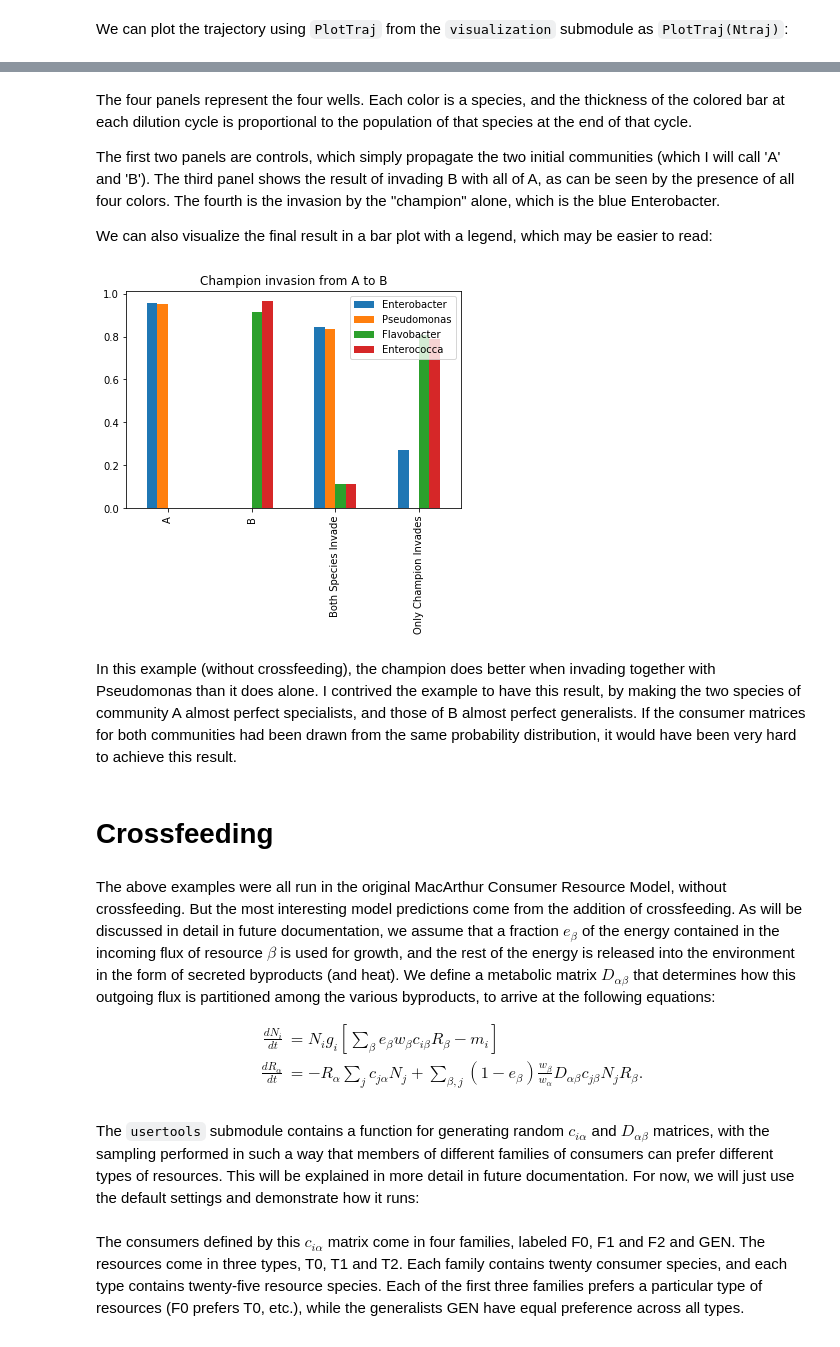
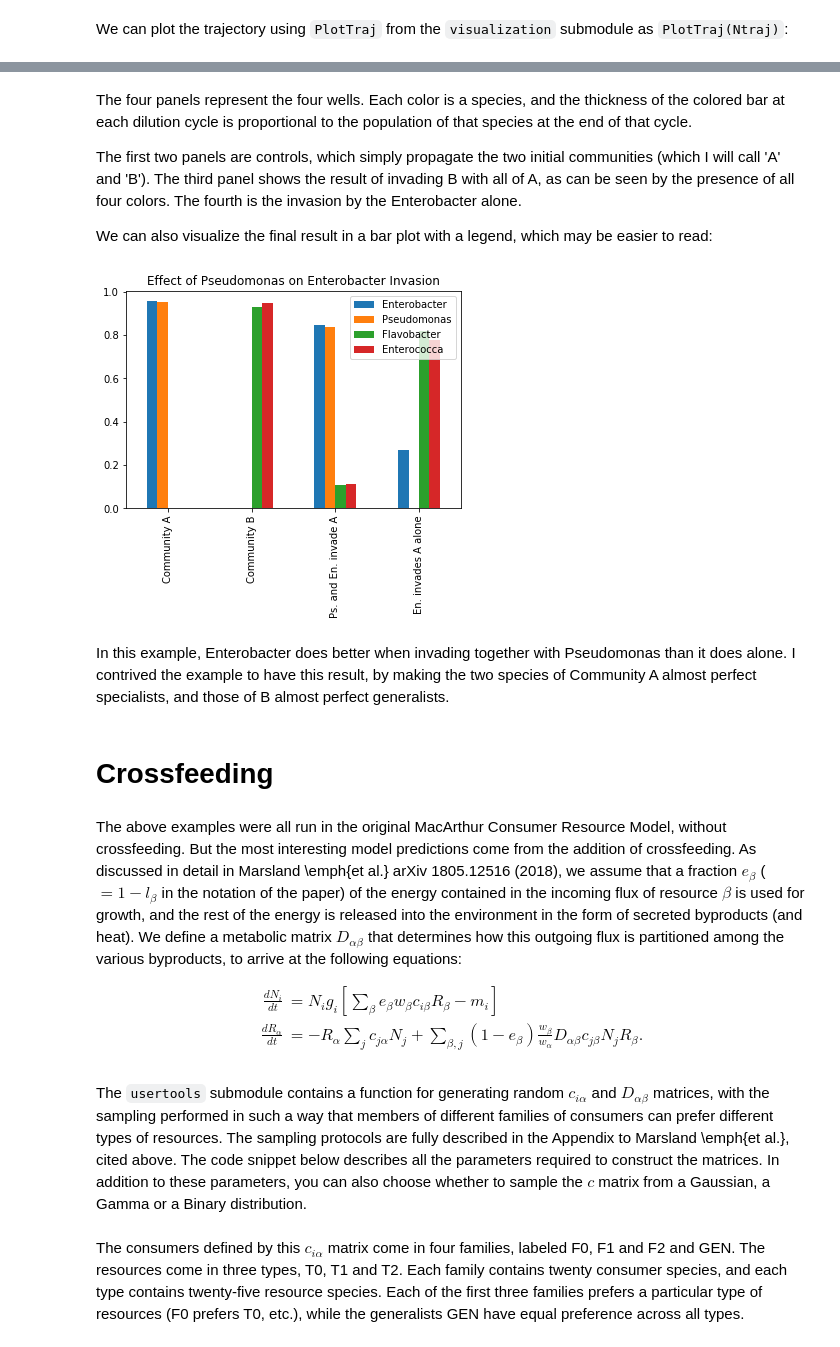
Before and after one commit to Emergent-Behaviors-in-Biology/community-simulator, a Jupyter notebook: Community Simulator Tutorial.ipynb, the cells around one changed output, grey strips where cells are left out. Cells and saved outputs as stored; diff of their text form; code cells hidden in the pictures.

Commit message:
Updated tutorial, and fixed dynamics
Allow for compression of Lotka-Volterra parameters

```diff
--- a/Community Simulator Tutorial.ipynb
+++ b/Community Simulator Tutorial.ipynb
@@ -229,29 +260,29 @@ plt.show()
 # %% [markdown]
 The four panels represent the four wells. Each color is a species, and the thickness of the colored bar at each dilution cycle is proportional to the population of that species at the end of that cycle.
 
-The first two panels are controls, which simply propagate the two initial communities (which I will call 'A' and 'B'). The third panel shows the result of invading B with all of A, as can be seen by the presence of all four colors. The fourth is the invasion by the "champion" alone, which is the blue Enterobacter.
+The first two panels are controls, which simply propagate the two initial communities (which I will call 'A' and 'B'). The third panel shows the result of invading B with all of A, as can be seen by the presence of all four colors. The fourth is the invasion by the Enterobacter alone.
 
 We can also visualize the final result in a bar plot with a legend, which may be easier to read:
 # %%
 from community_simulator.visualization import StackPlot
 import matplotlib.pyplot as plt
 %matplotlib inline
 MyPlate.N.T.plot.bar()
-plt.gca().set_title('Champion invasion from A to B')
-plt.gca().set_xticklabels(['A','B','Both Species Invade','Only Champion Invades'])
+plt.gca().set_title('Effect of Pseudomonas on Enterobacter Invasion')
+plt.gca().set_xticklabels(['Community A','Community B','Ps. and En. invade A','En. invades A alone'])
 plt.show()
 # %% [output]
-[figure, old version]
+[figure, new version]
 # %% [markdown]
-In this example (without crossfeeding), the champion does better when invading together with Pseudomonas than it does alone. I contrived the example to have this result, by making the two species of community A almost perfect specialists, and those of B almost perfect generalists. If the consumer matrices for both communities had been drawn from the same probability distribution, it would have been very hard to achieve this result.
+In this example, Enterobacter does better when invading together with Pseudomonas than it does alone. I contrived the example to have this result, by making the two species of Community A almost perfect specialists, and those of B almost perfect generalists.
 # %% [markdown]
 # Crossfeeding
 # %% [markdown]
-The above examples were all run in the original MacArthur Consumer Resource Model, without crossfeeding. But the most interesting model predictions come from the addition of crossfeeding. As will be discussed in detail in future documentation, we assume that a fraction $e_\beta$ of the energy contained in the incoming flux of resource $\beta$ is used for growth, and the rest of the energy is released into the environment in the form of secreted byproducts (and heat). We define a metabolic matrix $D_{\alpha \beta}$ that determines how this outgoing flux is partitioned among the various byproducts, to arrive at the following equations:
+The above examples were all run in the original MacArthur Consumer Resource Model, without crossfeeding. But the most interesting model predictions come from the addition of crossfeeding. As discussed in detail in Marsland \emph{et al.} arXiv 1805.12516 (2018), we assume that a fraction $e_\beta$ ($= 1- l_\beta$ in the notation of the paper) of the energy contained in the incoming flux of resource $\beta$ is used for growth, and the rest of the energy is released into the environment in the form of secreted byproducts (and heat). We define a metabolic matrix $D_{\alpha \beta}$ that determines how this outgoing flux is partitioned among the various byproducts, to arrive at the following equations:
 
 \begin{align}
 \frac{dN_i}{dt} &= N_i g_i \left[ \sum_\beta e_\beta w_\beta c_{i\beta} R_\beta - m_i\right]\\
 \frac{dR_\alpha}{dt} &=  - R_\alpha \sum_j c_{j\alpha}N_j +\sum_{\beta, j} (1-e_\beta) \frac{w_\beta}{w_\alpha}D_{\alpha \beta}c_{j\beta}N_j R_\beta.
 \end{align}
 # %% [markdown]
-The `usertools` submodule contains a function for generating random $c_{i\alpha}$ and $D_{\alpha\beta}$ matrices, with the sampling performed in such a way that members of different families of consumers can prefer different types of resources. This will be explained in more detail in future documentation. For now, we will just use the default settings and demonstrate how it runs:
+The `usertools` submodule contains a function for generating random $c_{i\alpha}$ and $D_{\alpha\beta}$ matrices, with the sampling performed in such a way that members of different families of consumers can prefer different types of resources. The sampling protocols are fully described in the Appendix to Marsland \emph{et al.}, cited above. The code snippet below describes all the parameters required to construct the matrices. In addition to these parameters, you can also choose whether to sample the $c$ matrix from a Gaussian, a Gamma or a Binary distribution.
```
Also changed, not shown: parts of 26 cells of this notebook, 2 other files.
